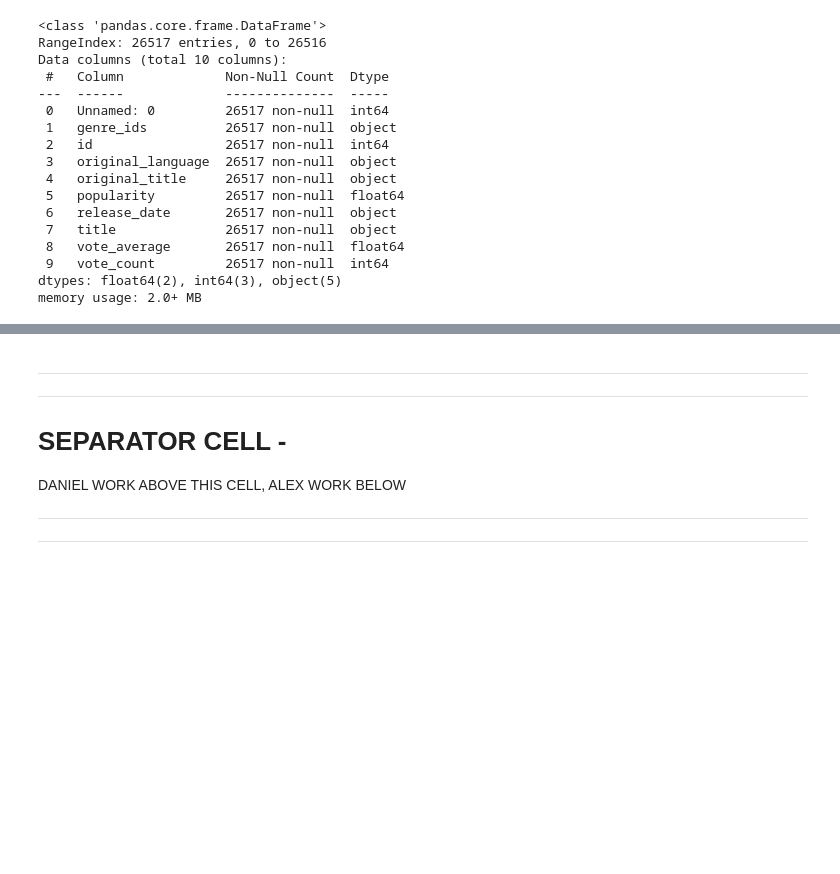
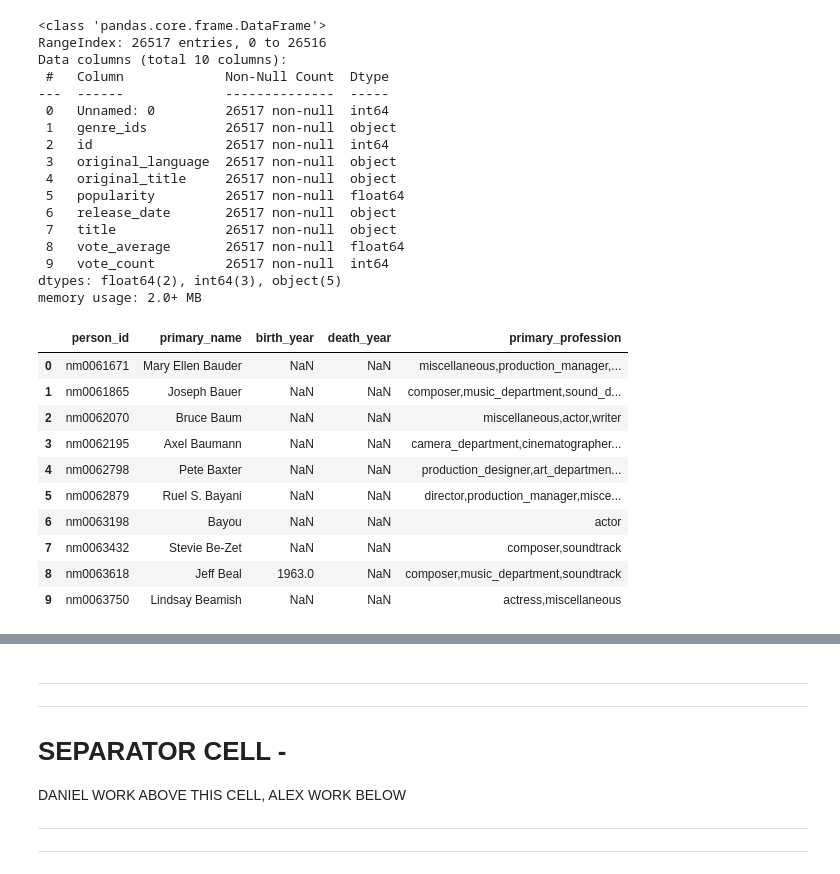
Before and after one commit to DanlBradley/dsc-phase-1-project-v2-3, a Jupyter notebook: student.ipynb, the cells around one changed output, grey strips where cells are left out. Cells and saved outputs as stored; diff of their text form; code cells hidden in the pictures; blank space fills up the shorter version.

```diff
--- a/student.ipynb
+++ b/student.ipynb
@@ -44,3 +46,17 @@ Data columns (total 10 columns):
  9   vote_count         26517 non-null  int64
 dtypes: float64(2), int64(3), object(5)
 memory usage: 2.0+ MB
+# %%
+imdb_table_df.head(10)
+# %% [output]
+|  | person_id | primary_name | birth_year | death_year | primary_profession |
+| 0 | nm0061671 | Mary Ellen Bauder | NaN | NaN | miscellaneous,production_manager,... |
+| 1 | nm0061865 | Joseph Bauer | NaN | NaN | composer,music_department,sound_d... |
+| 2 | nm0062070 | Bruce Baum | NaN | NaN | miscellaneous,actor,writer |
+| 3 | nm0062195 | Axel Baumann | NaN | NaN | camera_department,cinematographer... |
+| 4 | nm0062798 | Pete Baxter | NaN | NaN | production_designer,art_departmen... |
+| 5 | nm0062879 | Ruel S. Bayani | NaN | NaN | director,production_manager,misce... |
+| 6 | nm0063198 | Bayou | NaN | NaN | actor |
+| 7 | nm0063432 | Stevie Be-Zet | NaN | NaN | composer,soundtrack |
+| 8 | nm0063618 | Jeff Beal | 1963.0 | NaN | composer,music_department,soundtrack |
+| 9 | nm0063750 | Lindsay Beamish | NaN | NaN | actress,miscellaneous |
```
Also changed, not shown: parts of 18 cells of this notebook.
